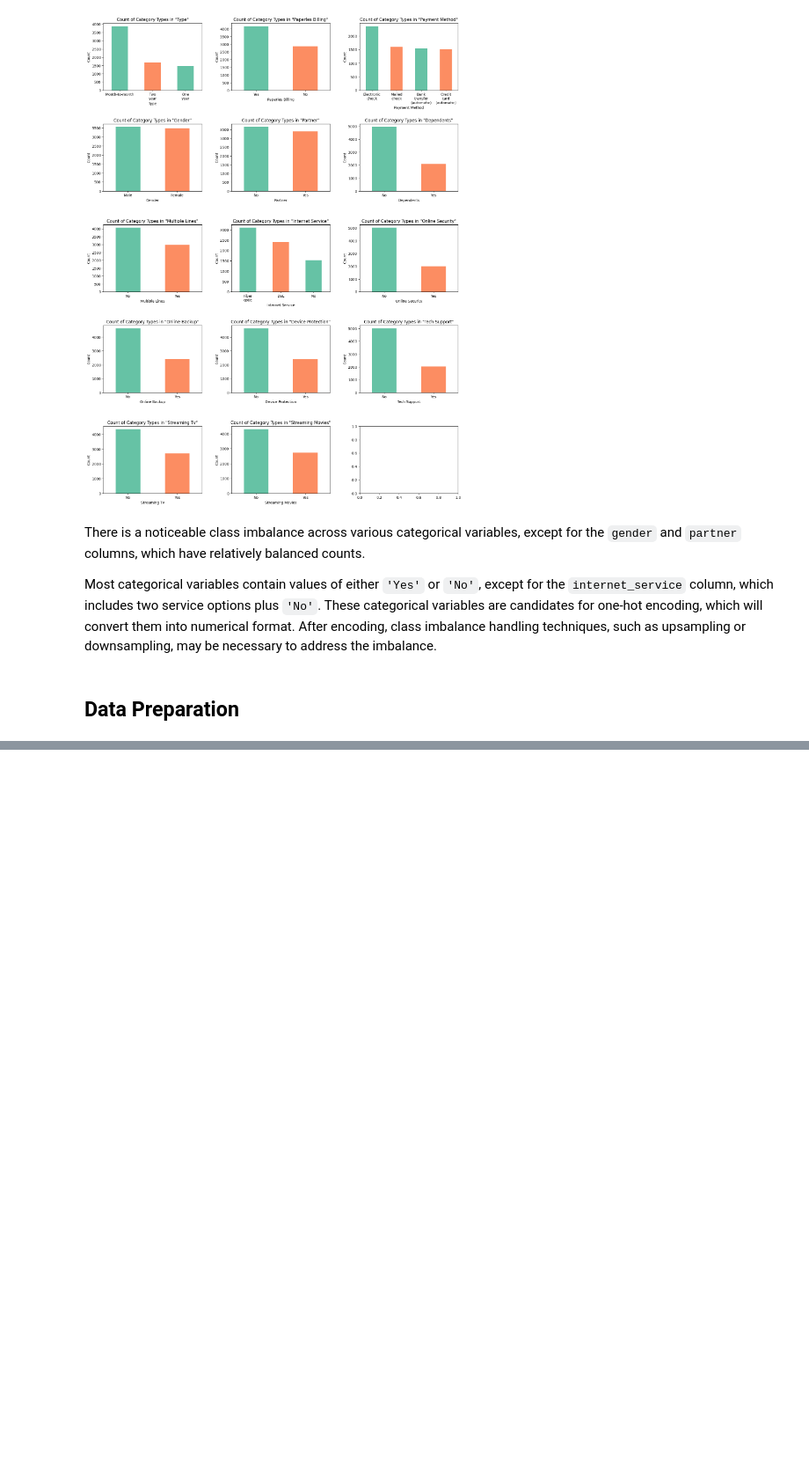
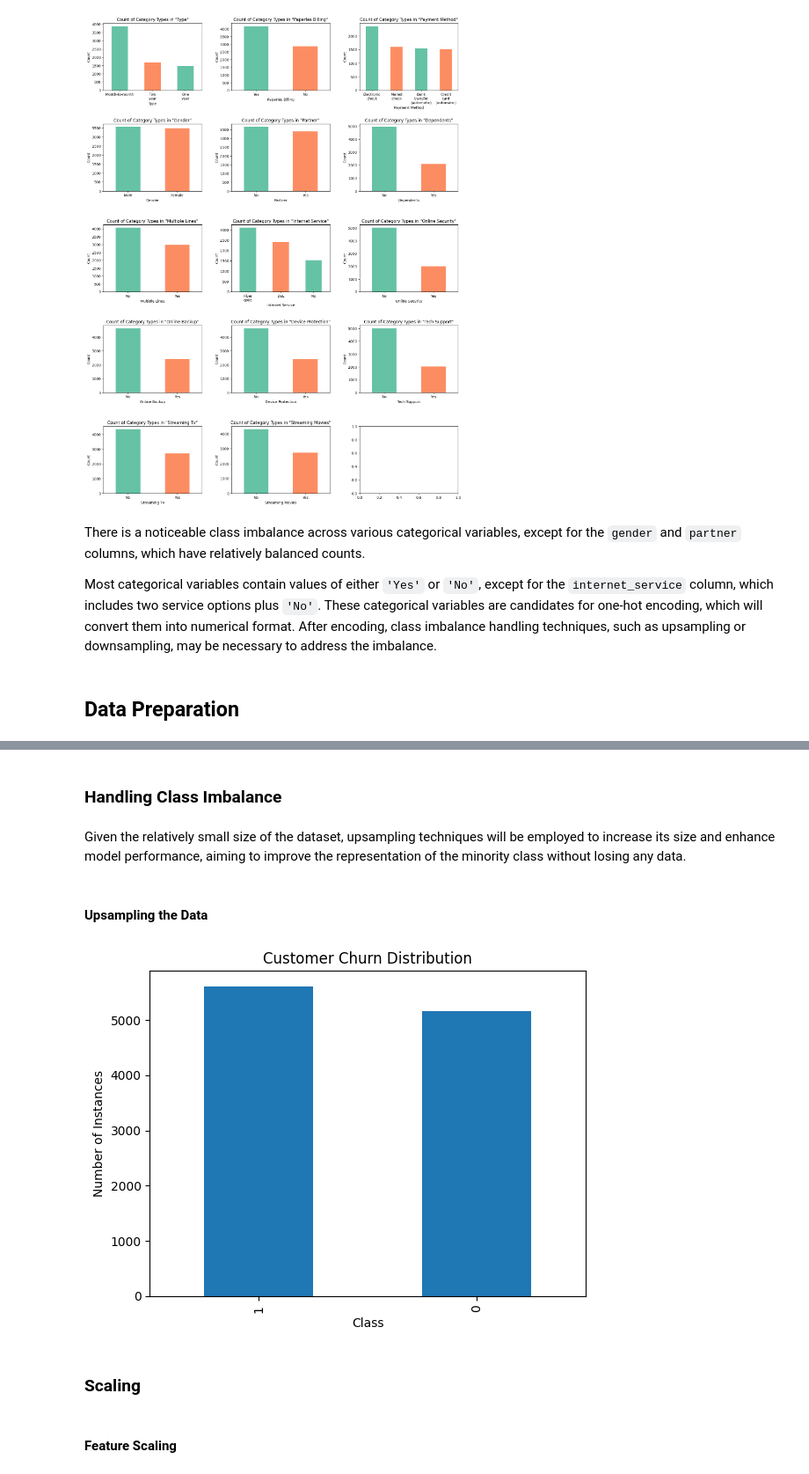
Before and after one commit to mnunezsa95/ds_project_capstone_project, a Jupyter notebook: notebook/sprint_17_final_project.ipynb, the cells around one changed output, grey strips where cells are left out. Shown: that part at 88% size. Drawn from its saved outputs; the diff is of its cells as text; code cells hidden in the pictures; blank space fills up the shorter version.

Commit message:
prepare final model

```diff
--- a/notebook/sprint_17_final_project.ipynb
+++ b/notebook/sprint_17_final_project.ipynb
@@ -758,0 +822,4 @@ Most categorical variables contain values of either `'Yes'` or `'No'`, except fo
+# %%
+# Drop 'customer_id', 'begin_date', 'end_date' because they is not needed for model training
+
+df = df.drop(['customer_id', 'begin_date', 'end_date'], axis=1)
@@ -758,0 +830,9 @@ Most categorical variables contain values of either `'Yes'` or `'No'`, except fo
+# %%
+# One-hot encode
+
+categorical_columns_one_hot = ['type', 'paperles_billing', 'payment_method', 'gender', 'partner',
+    'dependents', 'multiple_lines', 'internet_service', 'online_security',
+    'online_backup', 'device_protection', 'tech_support', 'streaming_tv', 'streaming_movies'
+]
+
+df = pd.get_dummies(df, columns=categorical_columns_one_hot, drop_first=True)
@@ -758,0 +843,32 @@ Most categorical variables contain values of either `'Yes'` or `'No'`, except fo
+# %%
+# Declare raw features and target
+
+features_raw = df.drop('customer_churn', axis=1)
+target_raw = df['customer_churn']
+# %% [markdown]
+### Handling Class Imbalance
+# %% [markdown]
+Given the relatively small size of the dataset, upsampling techniques will be employed to increase its size and enhance model performance, aiming to improve the representation of the minority class without losing any data.
+# %% [markdown]
+#### Upsampling the Data
+# %%
+# Upsample the data
+
+upsampled_features, upsampled_target = upsample(features_raw, target_raw, 3)
+# %%
+# Check class imbalance again!
+
+class_counts = upsampled_target.value_counts()
+class_distribution = upsampled_target.value_counts(normalize=True) * 100
+
+class_counts.plot(kind='bar')
+plt.title('Customer Churn Distribution')
+plt.xlabel('Class')
+plt.ylabel('Number of Instances')
+plt.show()
+# %% [output]
+[figure, added]
+# %% [markdown]
+### Scaling
+# %% [markdown]
+#### Feature Scaling
```
Also changed, not shown: parts of 25 cells of this notebook.
